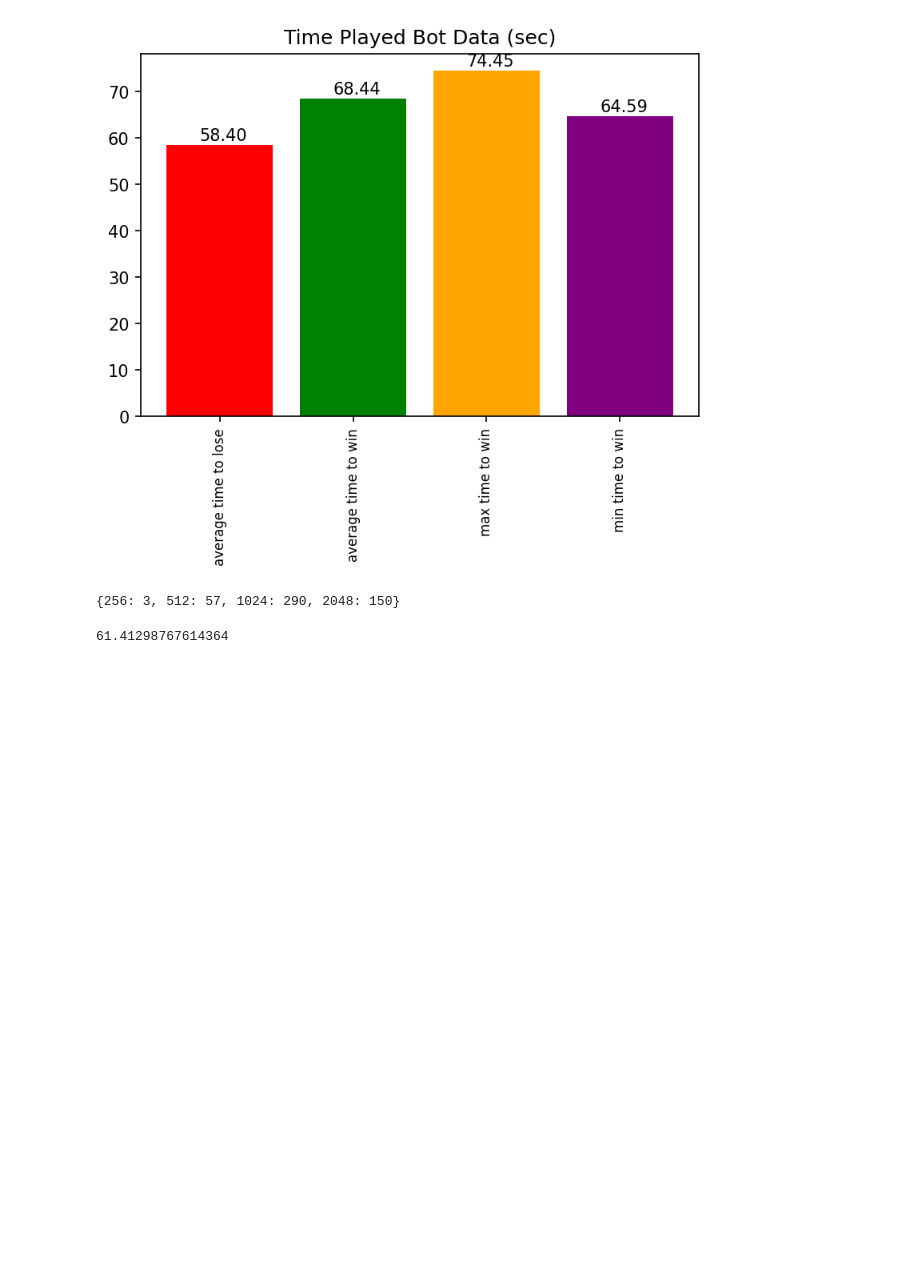
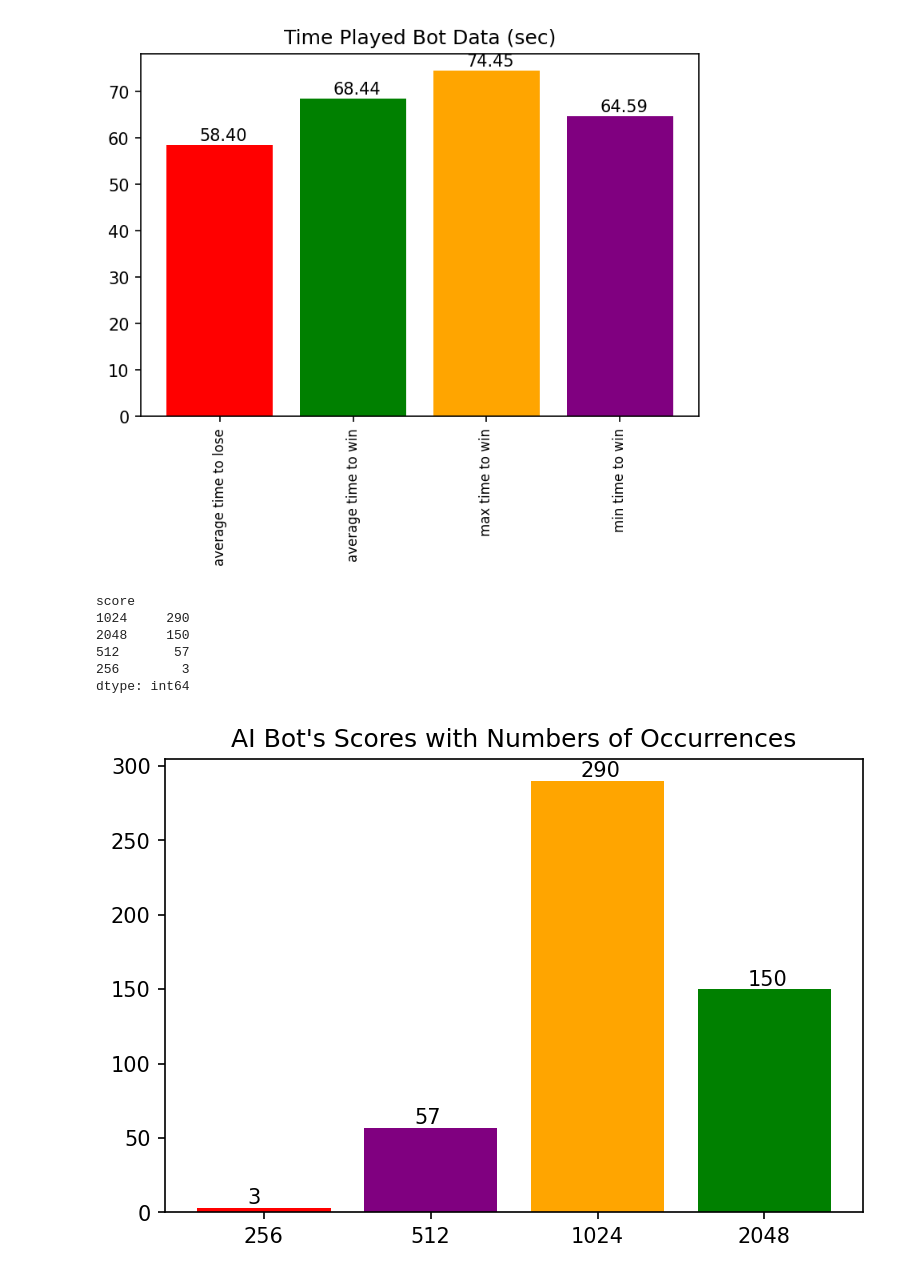
Before and after one commit to chizo4/2048-intelligent-bot, a Jupyter notebook: ai_implementation/notebook/bot_notebook.ipynb, the cells around one changed output. Cells and saved outputs as stored; diff of their text form; code cells hidden in the pictures; blank space fills up the shorter version.

```diff
--- a/ai_implementation/notebook/bot_notebook.ipynb
+++ b/ai_implementation/notebook/bot_notebook.ipynb
@@ -77,20 +104,27 @@ for i in range(len(labels)):
 # %% [output]
 [figure]
-# %%
-# Create dictionary for scores, i.e. {score:counter}.
-all_scores_arr = np.array(df['score'])
-score, counter = np.unique(all_scores_arr, return_counts=True)
-scores_counted_dict = dict(zip(score, counter))
-scores_counted_dict
-# %% [output]
-{256: 3, 512: 57, 1024: 290, 2048: 150}
-# %%
-# Bar chart for the scores.
-plt.figure(dpi=150)
-plt.title('Time Played Bot Data (sec)')
-plt.xticks(rotation=90, fontsize=8)
-labels = ['average time to lose', 'average time to win', 'max time to win', 'min time to win']
-res_times = [avg_time_l, avg_time_w, max_time_w, min_time_w]
-plt.bar(labels, res_times, color=['red', 'green', 'orange', 'purple'])
-# %% [output]
-61.41298767614364
+# %%
+# Count occurrences of different scores.
+scores_count = df.value_counts(['score'])
+scores_count
+# %% [output]
+score
+1024     290
+2048     150
+512       57
+256        3
+dtype: int64
+# %%
+# Bar chart for the scores.
+plt.figure(dpi=150)
+plt.title("AI Bot's Scores with Numbers of Occurrences")
+colors = ['red', 'purple', 'orange', 'green']
+score, counter = np.unique(np.array(df['score']), return_counts=True)
+scores_dict = dict(zip(score, counter))
+labels = [str(i) for i in scores_dict.keys()]
+plt.bar(labels, scores_dict.values(), color=colors)
+# Add labels at the top of each bar.
+for i in range(len(labels)):
+    plt.text(i-0.1, list(scores_dict.values())[i]+2.5, list(scores_dict.values())[i])
+# %% [output]
+[figure, added]
```
Also changed, not shown: parts of 10 cells of this notebook.
